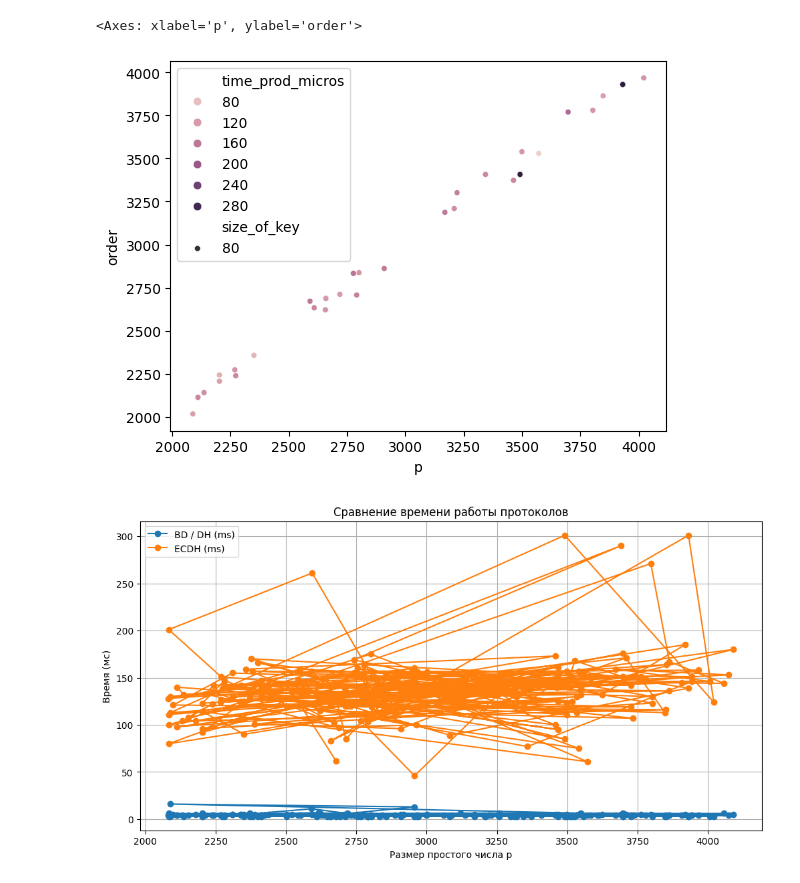
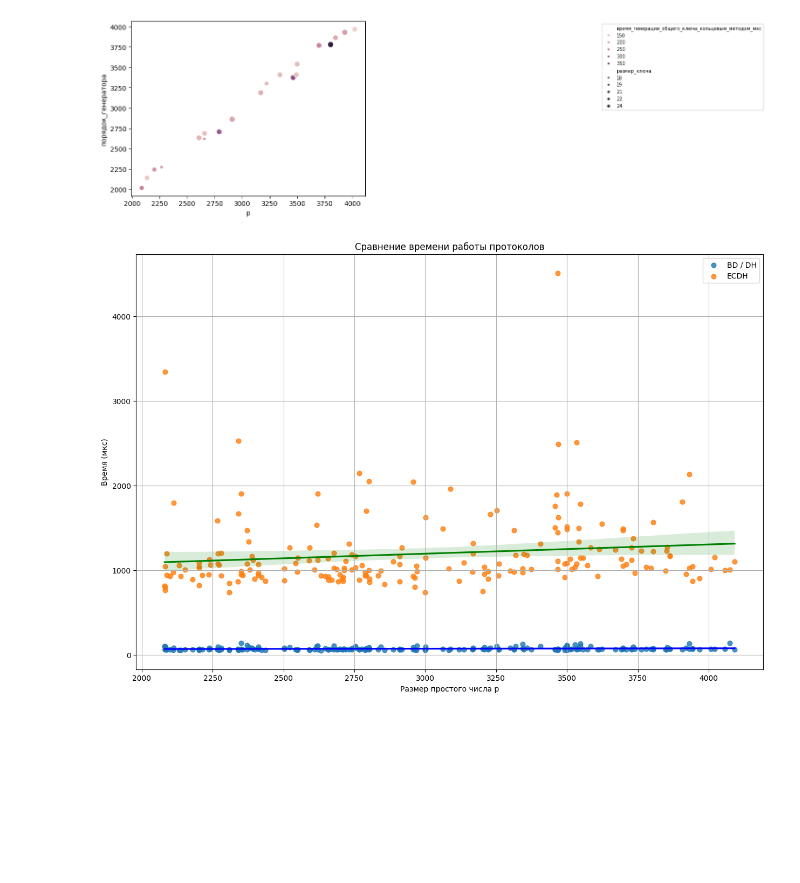
Before and after one commit to GeeZiX84/ECDH, a Jupyter notebook: analitycs.ipynb, the cells around one changed output. Drawn from its saved outputs; the diff is of its cells as text; code cells hidden in the pictures; blank space fills up the shorter version.

```diff
--- a/analitycs.ipynb
+++ b/analitycs.ipynb
@@ -60,26 +99,46 @@ sns.scatterplot(data=p, x=p.p, y=p.order, hue=p.time_gen_micros, size=p.size_of_
 # %%
-p = df2.loc[30:60]
-sns.scatterplot(data=p, x=p.p, y=p.order, hue=p.
-time_prod_micros, size=p.size_of_key)
+p = df2.loc[40:60]
+
+#sns.scatterplot(data=p, x=p.p, y=p["порядок_генератора"], hue=p["время_генерации_общего_ключа_кольцевым_методом_мкс"], size=p["размер_ключа"])
+
+sns.scatterplot(
+    data=df,
+    x=p["p"],
+    y=p["порядок_генератора"],
+    hue=p["время_генерации_общего_ключа_кольцевым_методом_мкс"],
+    size=p["размер_ключа"],
+)
+
+# перемещаем легенду вправо за пределы графика
+plt.legend(
+    bbox_to_anchor=(2, 1),
+    loc='upper left',
+    fontsize=7,         # размер текста легенды
+    title_fontsize=7,   # размер заголовка
+    markerscale=0.6     # масштаб точек в легенде
+)
+plt.tight_layout()
+plt.show()
 # %% [output]
-<Axes: xlabel='p', ylabel='order'>
-[figure, old version]
+[figure, new version]
 # %%
 # Преобразуем названия столбцов в EC таблице, чтобы убрать лишние пробелы
 
-
+#График сравния времени на генерацию ключей, все точки ECDH и BD соединены прямыми для наглядности
 # График 1: сравнение времени (Diffie-Hellman vs ECDH)
-plt.figure(figsize=(12,6))
-plt.plot(df['p'], df['time_proc'], 'o-', label='BD / DH (ms)')
-plt.plot(df2['p'], df2['time_prod_micros'], 'o-', label='ECDH (ms)')
+plt.figure(figsize=(15,10))
+sns.regplot(x='p', y='время_генерации_ключа_мкс', data=df, label='BD / DH', scatter_kws={'s':40}, line_kws={'color':'blue'})
+sns.regplot(x='p', y='время_генерации_общего_ключа_последовательным_умножением_мкс', data=df2, label='ECDH', scatter_kws={'s':40}, line_kws={'color':'green'})
+#plt.plot(df['p'], df['время_генерации_ключа_мкс'], 'o-', label='BD / DH (ms)')
+#plt.plot(df2['p'], df2['время_генерации_ключа_мкс'], 'o-', label='ECDH (ms)')
 plt.xlabel('Размер простого числа p')
-plt.ylabel('Время (мс)')
+plt.ylabel('Время (мкс)')
 plt.title('Сравнение времени работы протоколов')
 plt.legend()
 plt.grid(True)
 plt.show()
 # %% [output]
-[figure, old version]
+[figure, new version]
 # %%
 # Преобразуем названия столбцов в EC таблице, чтобы убрать лишние пробелы
 
```
Also changed, not shown: parts of 10 cells of this notebook, 6 other files.
